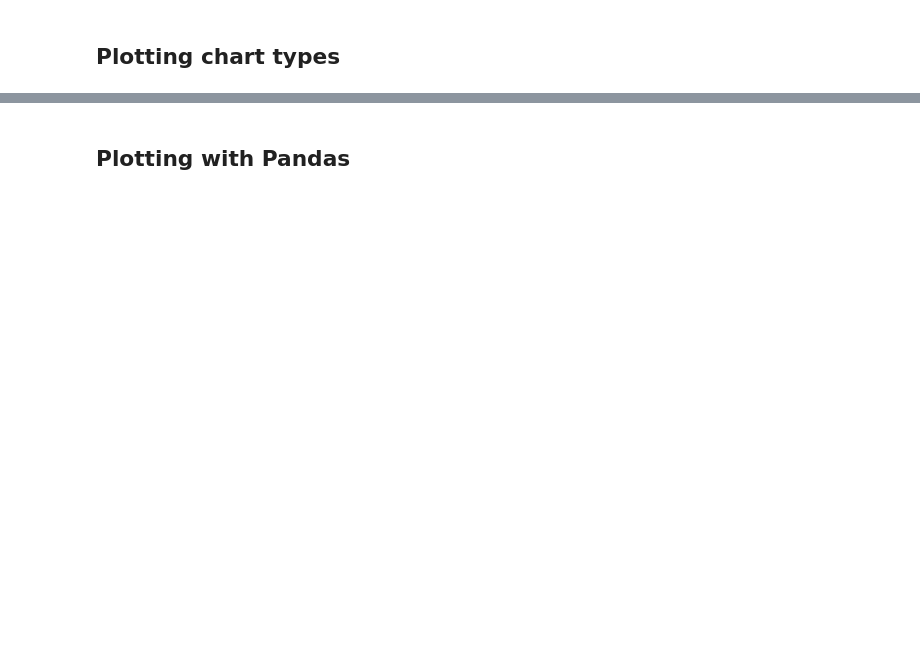
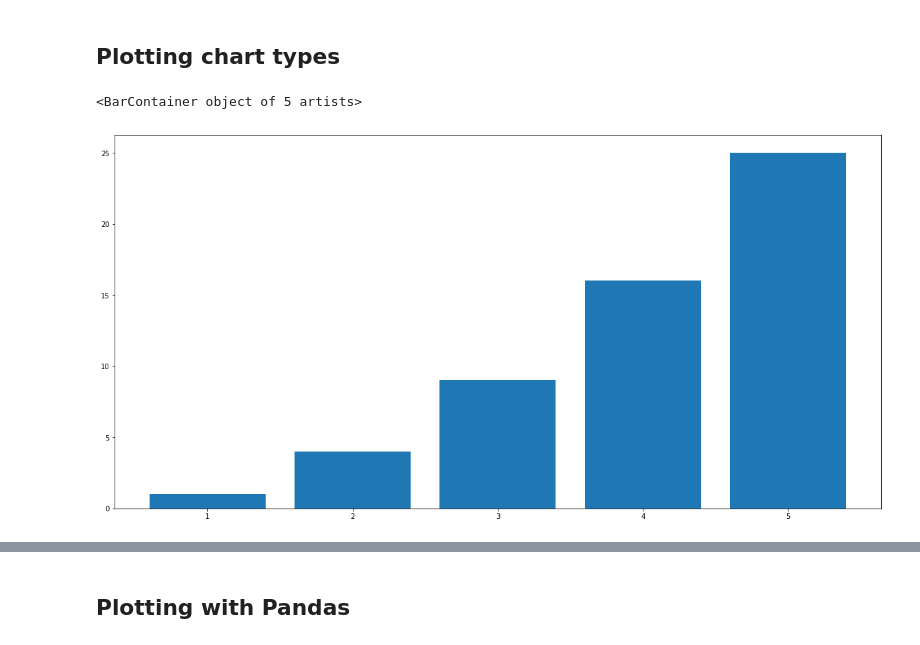
Before and after one commit to IST256-classroom/2019-Spring-Learn-Python-mafudge, a Jupyter notebook: content/lessons/13/Watch-Me-Code/WMC1-Matplotlib.ipynb, the cells around one changed output, grey strips where cells are left out. Drawn from its saved outputs; the diff is of its cells as text; code cells hidden in the pictures; blank space fills up the shorter version.

```diff
--- a/content/lessons/13/Watch-Me-Code/WMC1-Matplotlib.ipynb
+++ b/content/lessons/13/Watch-Me-Code/WMC1-Matplotlib.ipynb
@@ -44,5 +54,8 @@ plt.show()
 # %% [markdown]
 ## Plotting chart types
 # %%
-display(plt.bar(x,xsquared))
+plt.bar(x,xsquared)
+# %% [output]
+<BarContainer object of 5 artists>
+[figure, added]
 # %%
```
Also changed, not shown: parts of 12 cells of this notebook, 4 other files.
